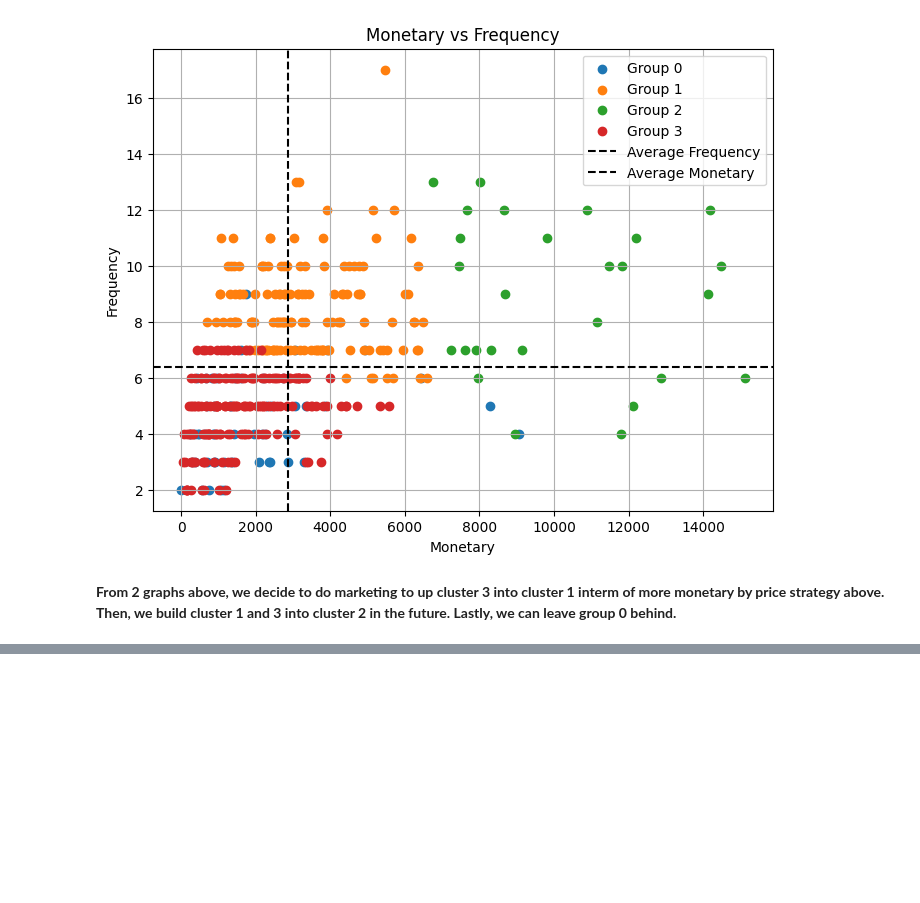
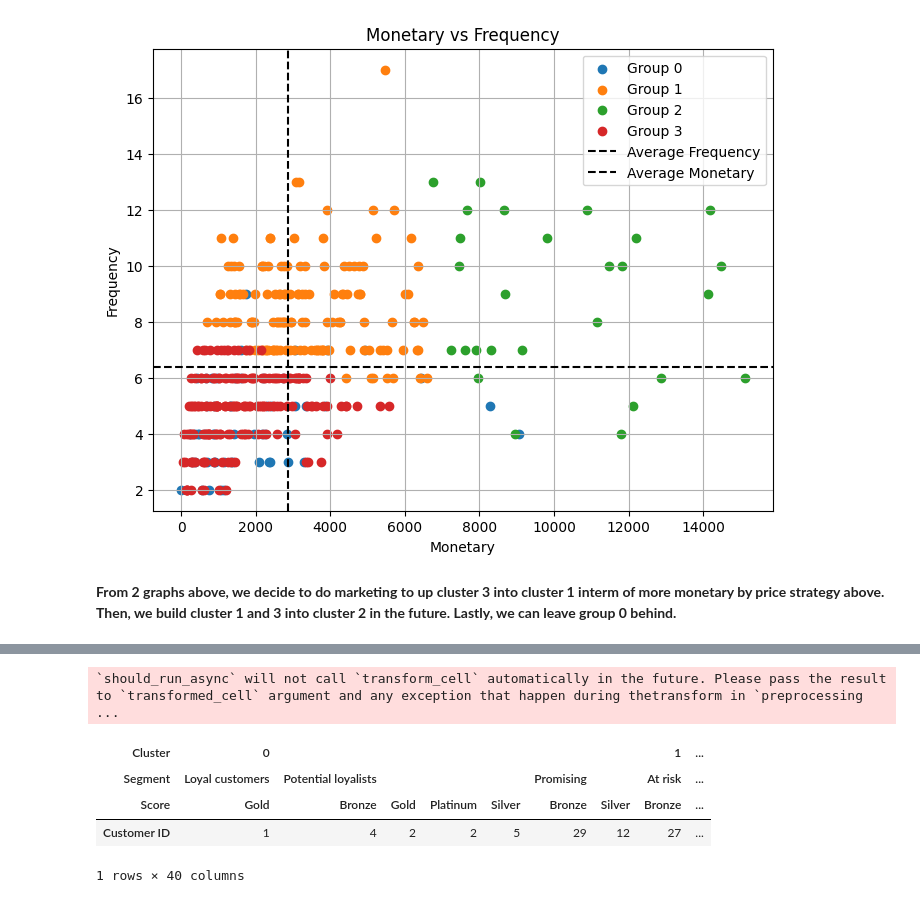
Before and after one commit to Krittapad12348/Superstore_Analysis, a Jupyter notebook: superstore_python.ipynb, the cells around one changed output, grey strips where cells are left out. Saved outputs shown, nothing was run; the diff lists cells and outputs as text; code cells hidden in the pictures; blank space fills up the shorter version.

```diff
--- a/superstore_python.ipynb
+++ b/superstore_python.ipynb
@@ -1371,0 +1441,11 @@ plt.show()
+# %%
+rfm = rfm.reset_index(drop=True)
+rfm_pivot = rfm.groupby(['Cluster','Segment','Score']).agg({'Customer ID':'count'}).T
+rfm_pivot
+# %% [output]
+`should_run_async` will not call `transform_cell` automatically in the future. Please pass the result to `transformed_cell` argument and any exception that happen during thetransform in `preprocessing ...
+| Cluster | 0 |  |  |  |  |  |  | 1 | ... |
+| Segment | Loyal customers | Potential loyalists |  |  |  | Promising |  | At risk | ... |
+| Score | Gold | Bronze | Gold | Platinum | Silver | Bronze | Silver | Bronze | ... |
+| Customer ID | 1 | 4 | 2 | 2 | 5 | 29 | 12 | 27 | ... |
+1 rows × 40 columns
```
Also changed, not shown: parts of 5 cells of this notebook.
